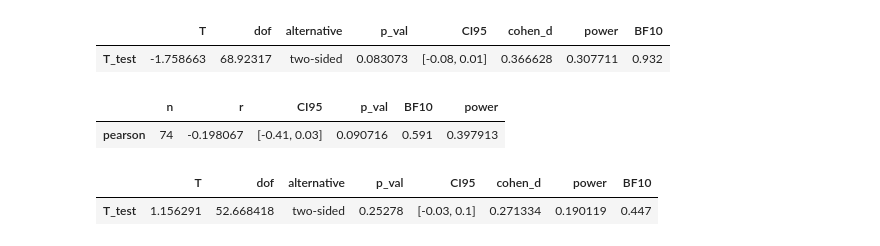
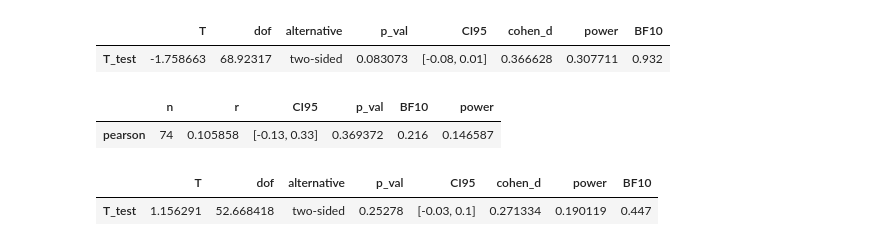
Before and after one commit to prestonlab/devreact, a Jupyter notebook: jupyter/plot_emission_neural_dual.ipynb, the cells around one changed output. Saved outputs shown, nothing was run; the diff lists cells and outputs as text; code cells hidden in the pictures.

Commit message:
fix: correlation between indirect emission and age

```diff
--- a/jupyter/plot_emission_neural_dual.ipynb
+++ b/jupyter/plot_emission_neural_dual.ipynb
@@ -318,10 +318,10 @@ pg.ttest(adults["Probability"], children["Probability"])
 | T_test | -1.758663 | 68.92317 | two-sided | 0.083073 | [-0.08, 0.01] | 0.366628 | 0.307711 | 0.932 |
 # %%
 fixed_indirect = m.filter(pl.col("Process") == "Fixed-speed", pl.col("Trial type") == "Indirect")
-pg.corr(fixed_direct["Age"], fixed_direct["Probability"])
+pg.corr(fixed_indirect["Age"], fixed_indirect["Probability"])
 # %% [output]
 |  | n | r | CI95 | p_val | BF10 | power |
-| pearson | 74 | -0.198067 | [-0.41, 0.03] | 0.090716 | 0.591 | 0.397913 |
+| pearson | 74 | 0.105858 | [-0.13, 0.33] | 0.369372 | 0.216 | 0.146587 |
 # %%
 children = fixed_indirect.filter(pl.col("Age") < 18)
 adults = fixed_indirect.filter(pl.col("Age") >= 18)
```
Also changed, not shown: parts of 1 cell of this notebook.
